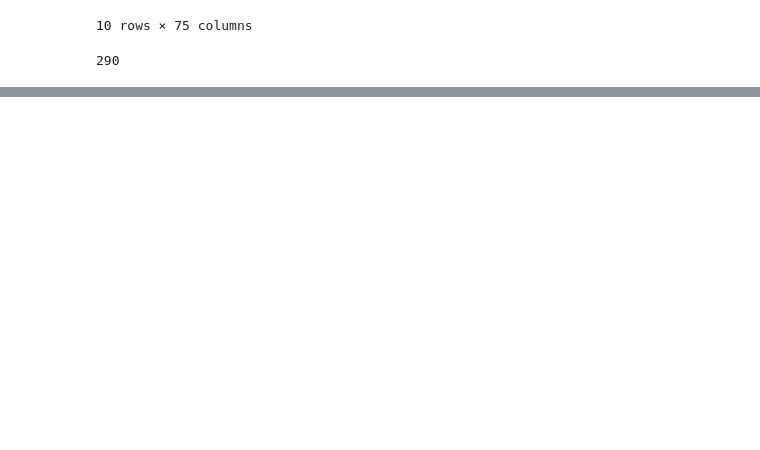
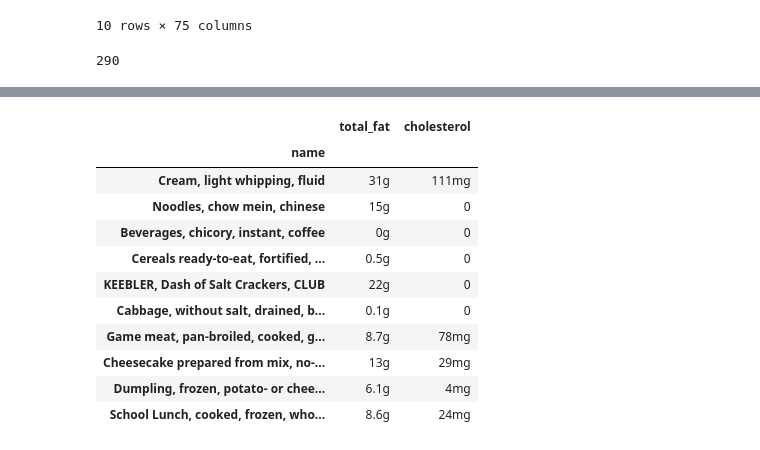
Before and after one commit to AmroEid77/Advance-Pandas, a Jupyter notebook: Working With DataFrames/DataFrame.ipynb, the cells around one changed output, grey strips where cells are left out. Saved outputs shown, nothing was run; the diff lists cells and outputs as text; code cells hidden in the pictures; blank space fills up the shorter version.

```diff
--- a/Working With DataFrames/DataFrame.ipynb
+++ b/Working With DataFrames/DataFrame.ipynb
@@ -917,0 +1098,19 @@ nutrition.iloc[9,1]
+# %%
+index_total_fat= nutr_mini.columns.get_loc('total_fat')
+# %%
+index_cholesterol = nutr_mini.columns.get_loc('cholesterol')
+# %%
+nutr_mini.iloc[:,[index_total_fat, index_cholesterol]]
+# %% [output]
+|  | total_fat | cholesterol |
+| name |  |  |
+| Cream, light whipping, fluid | 31g | 111mg |
+| Noodles, chow mein, chinese | 15g | 0 |
+| Beverages, chicory, instant, coffee | 0g | 0 |
+| Cereals ready-to-eat, fortified, ... | 0.5g | 0 |
+| KEEBLER, Dash of Salt Crackers, CLUB | 22g | 0 |
+| Cabbage, without salt, drained, b... | 0.1g | 0 |
+| Game meat, pan-broiled, cooked, g... | 8.7g | 78mg |
+| Cheesecake prepared from mix, no-... | 13g | 29mg |
+| Dumpling, frozen, potato- or chee... | 6.1g | 4mg |
+| School Lunch, cooked, frozen, who... | 8.6g | 24mg |
```
Also changed, not shown: parts of 57 cells of this notebook, 1 other file.
